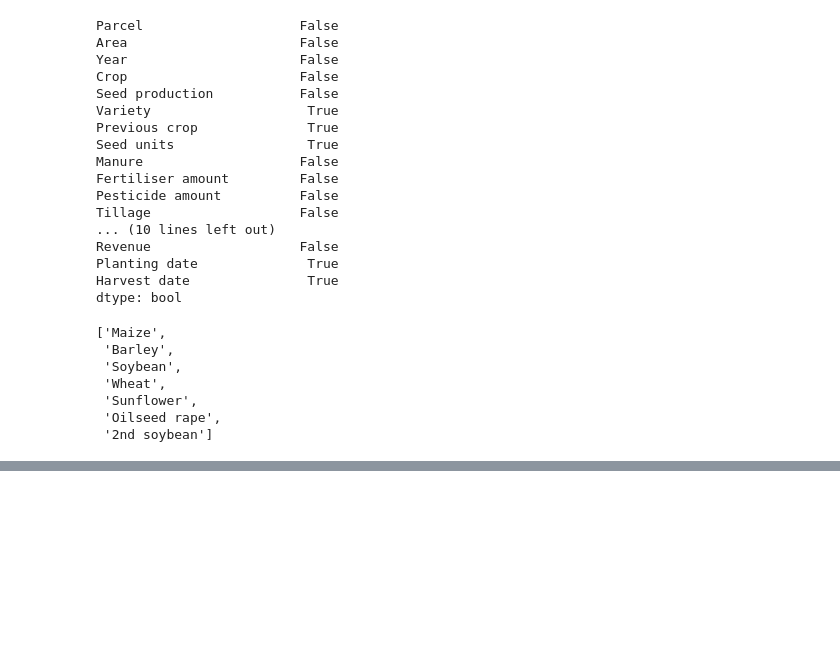
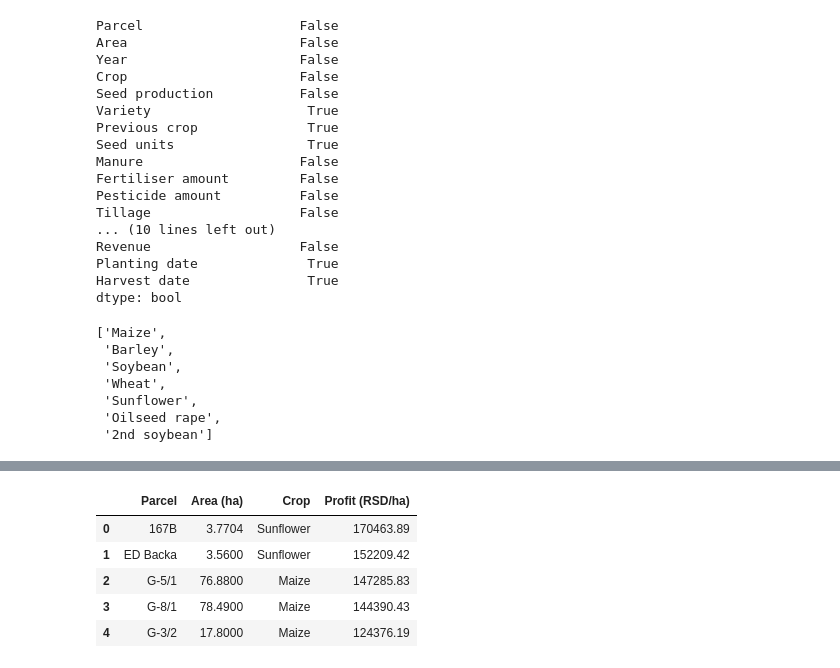
Before and after one commit to AndreaM1996/Project5, a Jupyter notebook: Project5.ipynb, the cells around one changed output, grey strips where cells are left out. Cells and saved outputs as stored; diff of their text form; code cells hidden in the pictures; blank space fills up the shorter version.

```diff
--- a/Project5.ipynb
+++ b/Project5.ipynb
@@ -228,13 +339,23 @@ newd['Profit'] = newd['Revenue'] - dfcosts.sum(axis=1)
 # %%
-sort = newd['Profit'].sort_values(ascending=False)
+sort = data['Profit'].sort_values(ascending=False)
 # %%
+parcel = []
 crop_list = []
+area = []
 profit = []
 for i in sort[:5].index.values:
-    profit += [sort.loc[i]]
-    crop_list += [newd.loc[i,'Parcel']]
-d = {'Parcel': crop_list,'Profit': profit}
-top5 = pd.DataFrame(d,columns=['Parcel','Profit'])
-top5 = top5.set_index('Parcel')
+    profit += [round(sort.loc[i],2)]
+    parcel += [data.loc[i,'Parcel']]
+    crop_list += [data.loc[i,'Crop']]
+    area += [data.loc[i,'Area']]
+d = {'Parcel': parcel,'Area (ha)': area,'Crop': crop_list,'Profit (RSD/ha)': profit}
+top5 = pd.DataFrame(d,columns=['Parcel','Area (ha)','Crop','Profit (RSD/ha)'])
 top5
+# %% [output]
+|  | Parcel | Area (ha) | Crop | Profit (RSD/ha) |
+| 0 | 167B | 3.7704 | Sunflower | 170463.89 |
+| 1 | ED Backa | 3.5600 | Sunflower | 152209.42 |
+| 2 | G-5/1 | 76.8800 | Maize | 147285.83 |
+| 3 | G-8/1 | 78.4900 | Maize | 144390.43 |
+| 4 | G-3/2 | 17.8000 | Maize | 124376.19 |
 # %%
```
Also changed, not shown: parts of 28 cells of this notebook.
